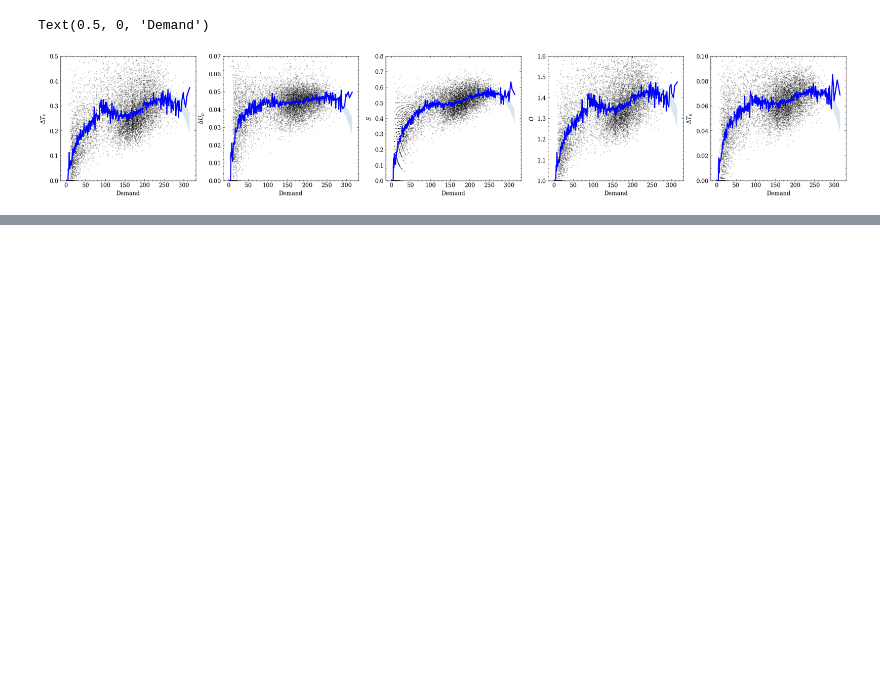
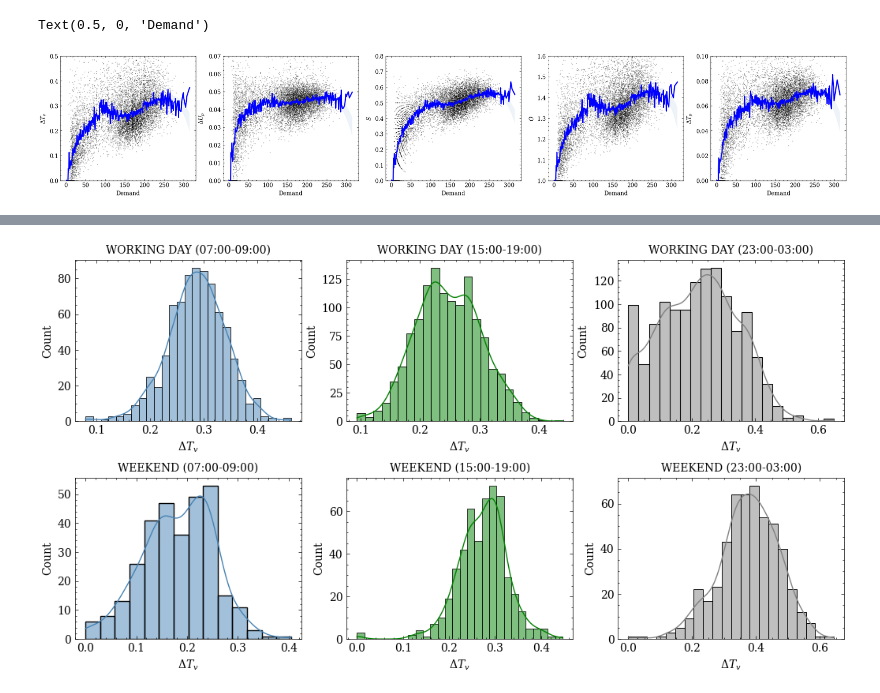
Before and after one commit to OlhaShulikaUJ/ExMAS-plotting, a Jupyter notebook: NYC KPI DA.ipynb, the cells around one changed output, grey strips where cells are left out. Saved outputs shown, nothing was run; the diff lists cells and outputs as text; code cells hidden in the pictures; blank space fills up the shorter version.

```diff
--- a/NYC KPI DA.ipynb
+++ b/NYC KPI DA.ipynb
@@ -155,0 +198,78 @@ Text(0.5, 1.0, 'Passenger hours increase')
+# %%
+# Setup the subplot2grid Layout
+fig = plt.figure(figsize=(10, 6))
+ax1 = plt.subplot2grid((2,3), (0,0))
+ax2 = plt.subplot2grid((2,3), (0,1))
+ax3 = plt.subplot2grid((2,3), (0,2))
+ax4 = plt.subplot2grid((2,3), (1,0))
+ax5 = plt.subplot2grid((2,3), (1,1))
+ax6 = plt.subplot2grid((2,3), (1,2))
+
+
+ax=ax1
+for d in df.shared_discount.unique():
+    to_plot = df[(df.Start_time.dt.dayofweek.isin([0,1,2,3,4])
+                  & (df.Start_time.dt.hour.isin([7,8,9])))]
+sns.histplot(data = to_plot, x = 'del_VehHourTrav', kde=True, color='steelblue', ax=ax)
+to_plot.Start_time.dt.dayofweek.unique()
+ax1.set_xlabel("$\Delta T_v$")
+ax.set_title("WORKING DAY (07:00-09:00)", fontsize=10)
+
+
+ax=ax2
+for d in df.shared_discount.unique():
+    to_plot = df[(df.Start_time.dt.dayofweek.isin([0,1,2,3,4])
+                  & (df.Start_time.dt.hour.isin([15,16,17,18,19])))]
+sns.histplot(data = to_plot, x = 'del_VehHourTrav', kde=True, color='green', ax=ax)
+to_plot.Start_time.dt.dayofweek.unique()
+ax2.set_xlabel("$\Delta T_v$")
+ax.set_title("WORKING DAY (15:00-19:00)", fontsize=10)
+
+
+ax=ax3
+for d in df.shared_discount.unique():
+    to_plot = df[(df.Start_time.dt.dayofweek.isin([0,1,2,3,4])
+                  & (df.Start_time.dt.hour.isin([23])))
+                 | df.Start_time.dt.dayofweek.isin([0,1,2,3,4])
+                  & (df.Start_time.dt.hour.isin([0,1,2,3]))]
+sns.histplot(data = to_plot, x = 'del_VehHourTrav', kde=True, color='gray', ax=ax)
+to_plot.Start_time.dt.dayofweek.unique()
+ax3.set_xlabel("$\Delta T_v$")
+ax.set_title("WORKING DAY (23:00-03:00)", fontsize=10)
+
+ax=ax4
+for d in df.shared_discount.unique():
+    to_plot = df[(df.Start_time.dt.dayofweek.isin([5,6])
+                  & (df.Start_time.dt.hour.isin([7,8,9])))]
+sns.histplot(data = to_plot, x = 'del_VehHourTrav', kde=True, color='steelblue', ax=ax)
+to_plot.Start_time.dt.dayofweek.unique()
+ax4.set_xlabel("$\Delta T_v$")
+ax.set_title("WEEKEND (07:00-09:00)", fontsize=10)
+
+ax=ax5
+for d in df.shared_discount.unique():
+    to_plot = df[(df.Start_time.dt.dayofweek.isin([5,6])
+                  & (df.Start_time.dt.hour.isin([15,16,17,18,19])))]
+sns.histplot(data = to_plot, x = 'del_VehHourTrav', kde=True, color='green', ax=ax)
+to_plot.Start_time.dt.dayofweek.unique()
+ax5.set_xlabel("$\Delta T_v$")
+ax.set_title("WEEKEND (15:00-19:00)", fontsize=10)
+
+ax=ax6
+for d in df.shared_discount.unique():
+    to_plot = df[(df.Start_time.dt.dayofweek.isin([5,6])
+                  & (df.Start_time.dt.hour.isin([23])))
+                 | df.Start_time.dt.dayofweek.isin([5,6])
+                  & (df.Start_time.dt.hour.isin([0,1,2,3]))]
+sns.histplot(data = to_plot, x = 'del_VehHourTrav', kde=True, color='gray', ax=ax)
+to_plot.Start_time.dt.dayofweek.unique()
+ax6.set_xlabel("$\Delta T_v$")
+ax.set_title("WEEKEND (23:00-03:00)", fontsize=10)
+plt.subplots_adjust(left=0.125,
+                    bottom=0.1,
+                    right=1.1,
+                    top=0.9,
+                    wspace=0.2,
+                    hspace=0.35)
+# %% [output]
+[figure, added]
```
Also changed, not shown: parts of 23 cells of this notebook.
